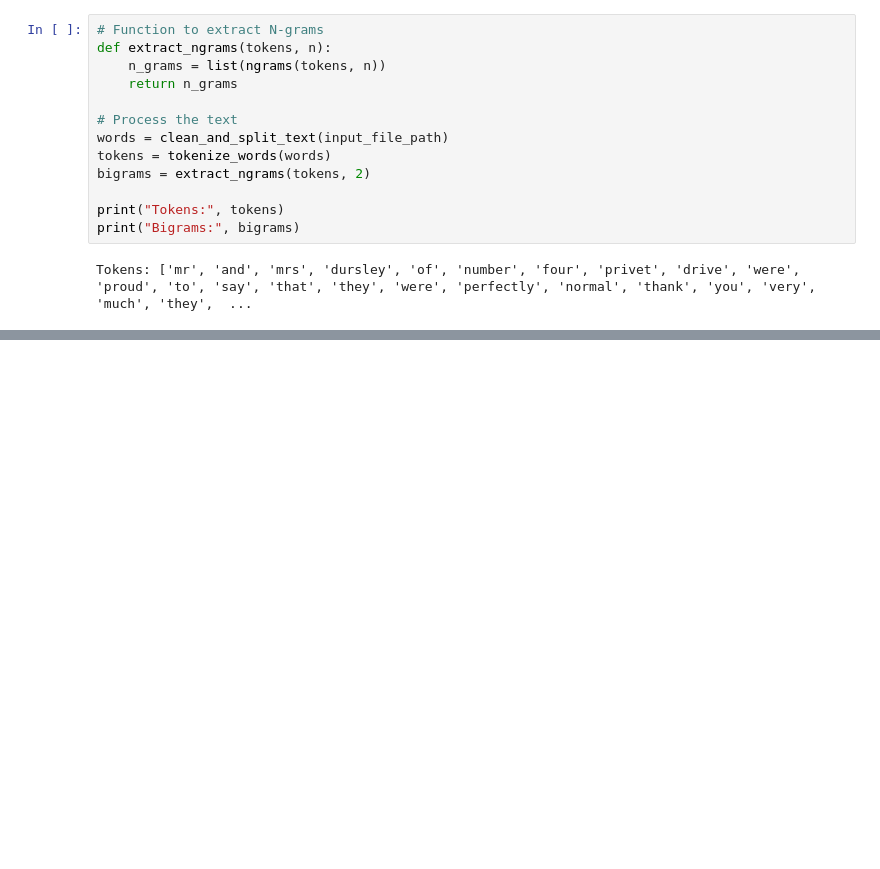
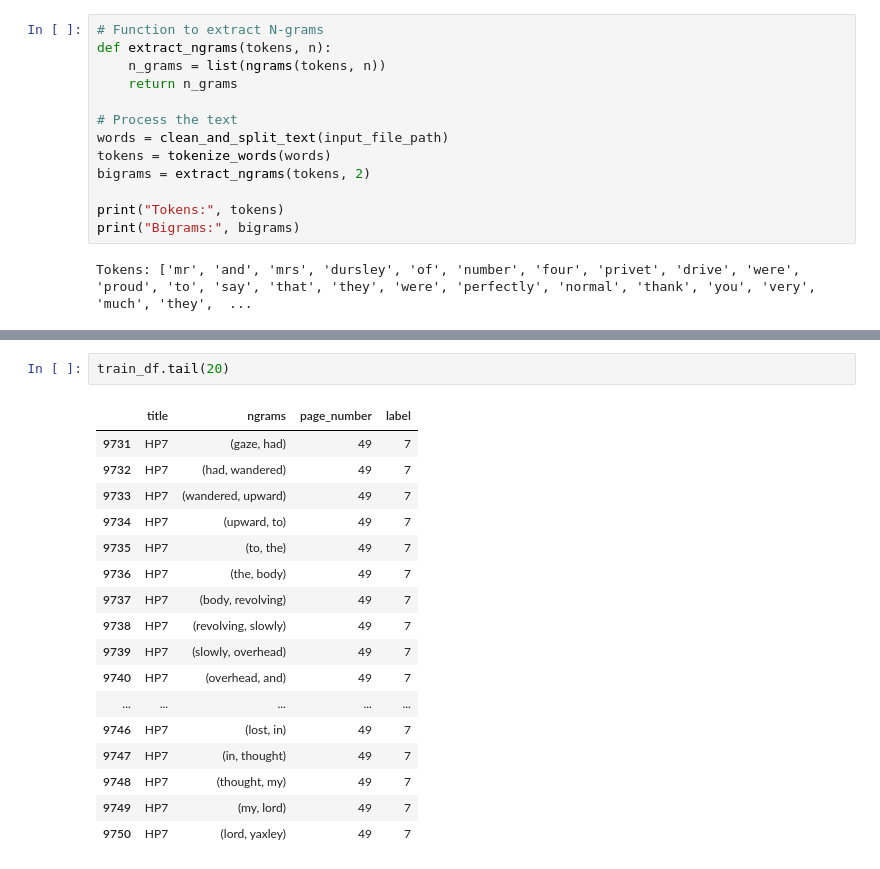
Before and after one commit to OShagHennessy/NLP-Lab-2, a Jupyter notebook: Part1&2.ipynb, the cells around one changed output, grey strips where cells are left out. Cells and saved outputs as stored; diff of their text form; blank space fills up the shorter version.

```diff
--- a/Part1&2.ipynb
+++ b/Part1&2.ipynb
@@ -67,0 +182,20 @@ Tokens: ['mr', 'and', 'mrs', 'dursley', 'of', 'number', 'four', 'privet', 'drive
+# %%
+train_df.tail(20)
+# %% [output]
+|  | title | ngrams | page_number | label |
+| 9731 | HP7 | (gaze, had) | 49 | 7 |
+| 9732 | HP7 | (had, wandered) | 49 | 7 |
+| 9733 | HP7 | (wandered, upward) | 49 | 7 |
+| 9734 | HP7 | (upward, to) | 49 | 7 |
+| 9735 | HP7 | (to, the) | 49 | 7 |
+| 9736 | HP7 | (the, body) | 49 | 7 |
+| 9737 | HP7 | (body, revolving) | 49 | 7 |
+| 9738 | HP7 | (revolving, slowly) | 49 | 7 |
+| 9739 | HP7 | (slowly, overhead) | 49 | 7 |
+| 9740 | HP7 | (overhead, and) | 49 | 7 |
+| ... | ... | ... | ... | ... |
+| 9746 | HP7 | (lost, in) | 49 | 7 |
+| 9747 | HP7 | (in, thought) | 49 | 7 |
+| 9748 | HP7 | (thought, my) | 49 | 7 |
+| 9749 | HP7 | (my, lord) | 49 | 7 |
+| 9750 | HP7 | (lord, yaxley) | 49 | 7 |
```
Also changed, not shown: parts of 10 cells of this notebook, 1 other file.
